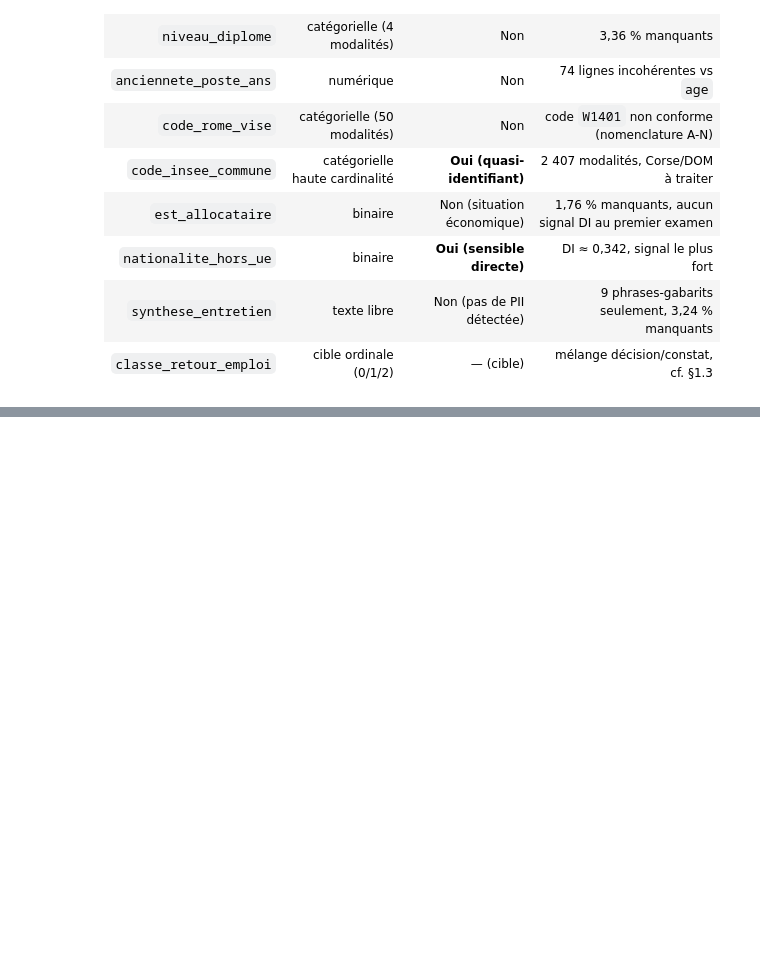
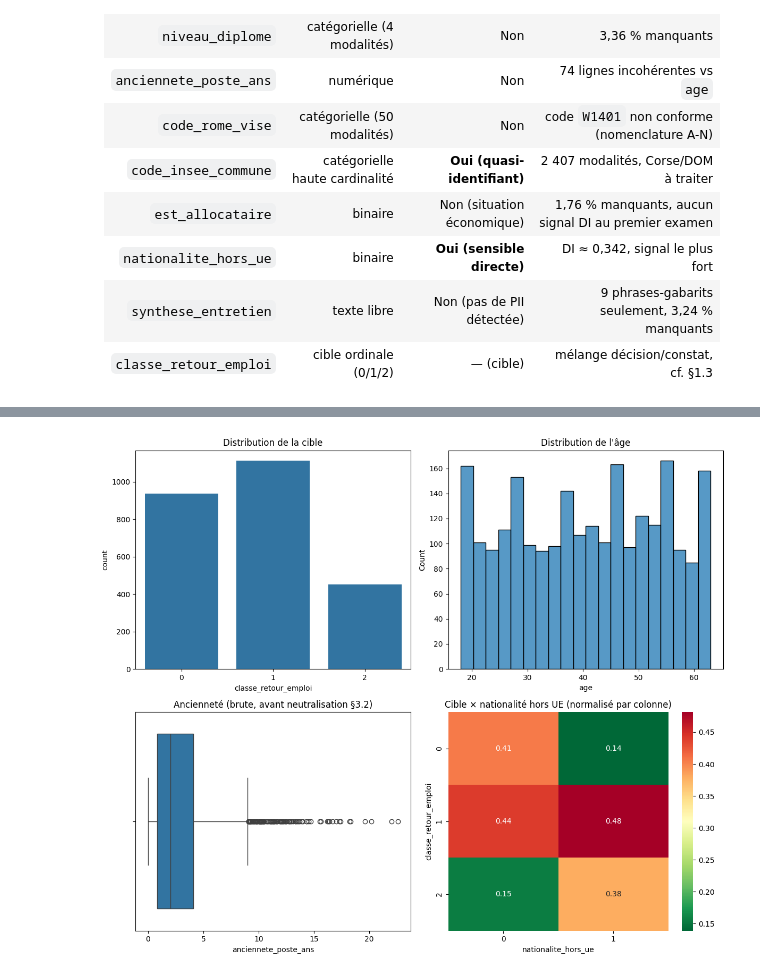
Before and after one commit to A949196/Cas_usage_Certif, a Jupyter notebook: notebook/use_case.ipynb, the cells around one changed output, grey strips where cells are left out. Saved outputs shown, nothing was run; the diff lists cells and outputs as text; code cells hidden in the pictures; blank space fills up the shorter version.

Commit message:
feat(qualite): étape 3 (biais tranchés) et visualisations EDA

```diff
--- a/notebook/use_case.ipynb
+++ b/notebook/use_case.ipynb
@@ -309,0 +314,23 @@ Brouillon des 7 sections, à étoffer/corriger avec vous avant validation finale
+# %%
+import matplotlib.pyplot as plt
+import seaborn as sns
+
+fig, axes = plt.subplots(2, 2, figsize=(12, 10))
+
+sns.countplot(data=df, x="classe_retour_emploi", ax=axes[0, 0])
+axes[0, 0].set_title("Distribution de la cible")
+
+sns.histplot(data=df, x="age", bins=20, ax=axes[0, 1])
+axes[0, 1].set_title("Distribution de l'âge")
+
+sns.boxplot(data=df, x="anciennete_poste_ans", ax=axes[1, 0])
+axes[1, 0].set_title("Ancienneté (brute, avant neutralisation §3.2)")
+
+ct = pd.crosstab(df["classe_retour_emploi"], df["nationalite_hors_ue"], normalize="columns")
+sns.heatmap(ct, annot=True, fmt=".2f", cmap="RdYlGn_r", ax=axes[1, 1])
+axes[1, 1].set_title("Cible × nationalité hors UE (normalisé par colonne)")
+
+plt.tight_layout()
+plt.show()
+# %% [output]
+[figure, added]
```
Also changed, not shown: parts of 15 cells of this notebook.
